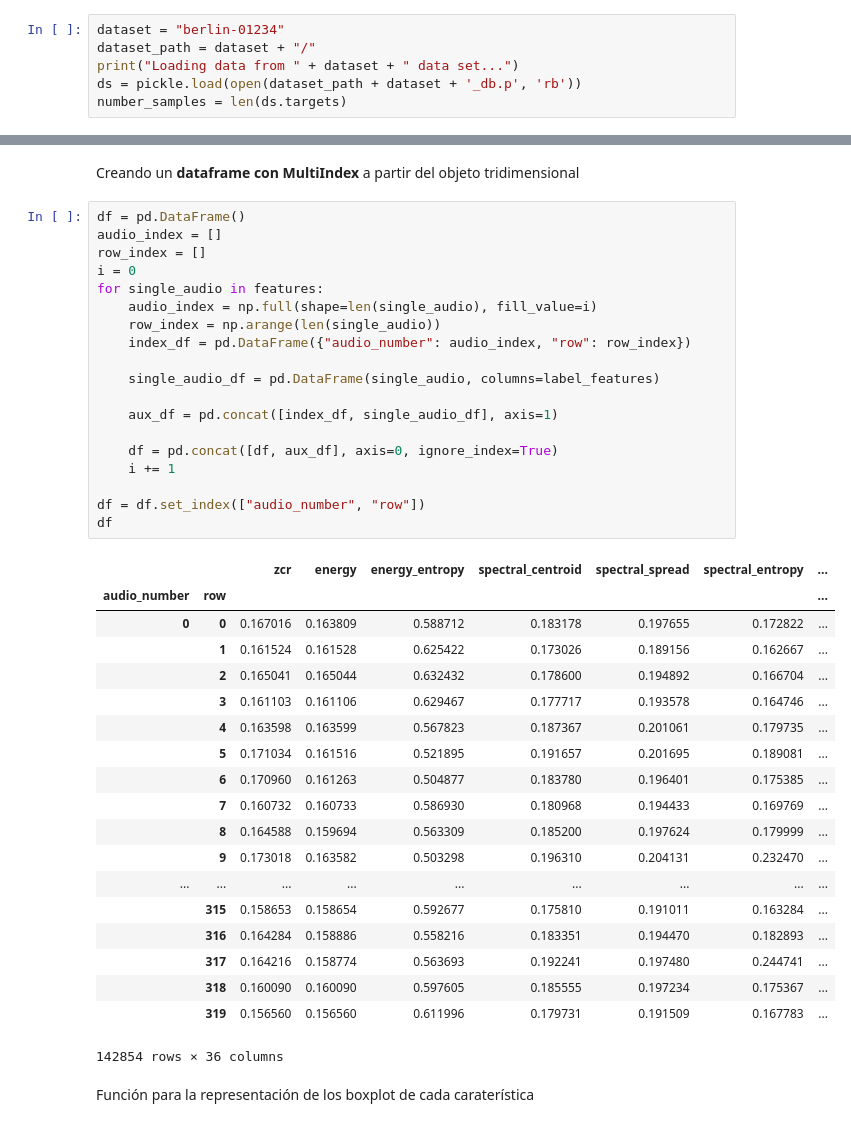
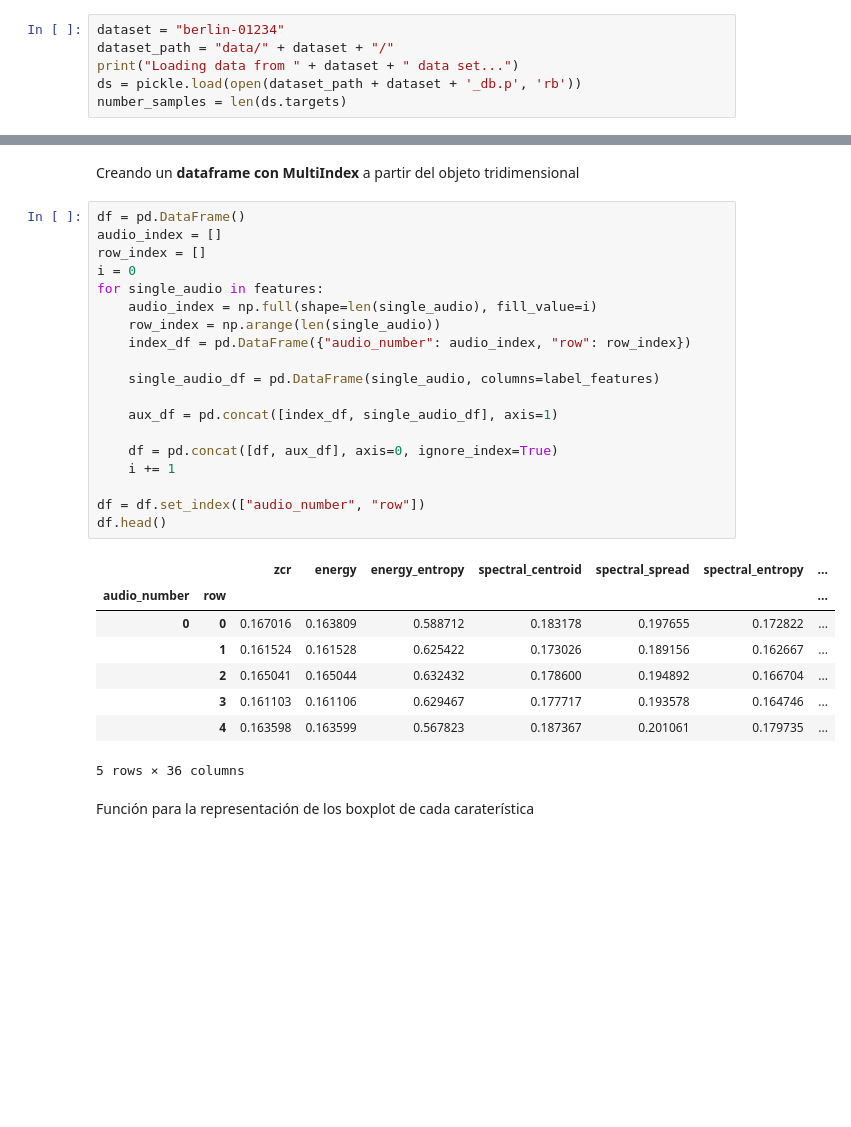
Before and after one commit to micaelgg/tfm-project, a Jupyter notebook: explorando-berlin.ipynb, the cells around one changed output, grey strips where cells are left out. Cells and saved outputs as stored; diff of their text form; blank space fills up the shorter version.

```diff
--- a/explorando-berlin.ipynb
+++ b/explorando-berlin.ipynb
@@ -55,7 +55,7 @@ Emociones de estudio:
 Cargando el objeto del dataset
 # %%
 dataset = "berlin-01234"
-dataset_path = dataset + "/"
+dataset_path = "data/" + dataset + "/"
 print("Loading data from " + dataset + " data set...")
 ds = pickle.load(open(dataset_path + dataset + '_db.p', 'rb'))
 number_samples = len(ds.targets)
@@ -136,42 +157,31 @@ Creando un **dataframe con MultiIndex** a partir del objeto tridimensional
 # %%
 df = pd.DataFrame()
 audio_index = []
 row_index = []
 i = 0
 for single_audio in features:
     audio_index = np.full(shape=len(single_audio), fill_value=i)
     row_index = np.arange(len(single_audio))
     index_df = pd.DataFrame({"audio_number": audio_index, "row": row_index})
 
     single_audio_df = pd.DataFrame(single_audio, columns=label_features)
 
     aux_df = pd.concat([index_df, single_audio_df], axis=1)
 
     df = pd.concat([df, aux_df], axis=0, ignore_index=True)
     i += 1
 
 df = df.set_index(["audio_number", "row"])
-df
+df.head()
 # %% [output]
 |  |  | zcr | energy | energy_entropy | spectral_centroid | spectral_spread | spectral_entropy | ... |
 | audio_number | row |  |  |  |  |  |  | ... |
 | 0 | 0 | 0.167016 | 0.163809 | 0.588712 | 0.183178 | 0.197655 | 0.172822 | ... |
 |  | 1 | 0.161524 | 0.161528 | 0.625422 | 0.173026 | 0.189156 | 0.162667 | ... |
 |  | 2 | 0.165041 | 0.165044 | 0.632432 | 0.178600 | 0.194892 | 0.166704 | ... |
 |  | 3 | 0.161103 | 0.161106 | 0.629467 | 0.177717 | 0.193578 | 0.164746 | ... |
 |  | 4 | 0.163598 | 0.163599 | 0.567823 | 0.187367 | 0.201061 | 0.179735 | ... |
-|  | 5 | 0.171034 | 0.161516 | 0.521895 | 0.191657 | 0.201695 | 0.189081 | ... |
-|  | 6 | 0.170960 | 0.161263 | 0.504877 | 0.183780 | 0.196401 | 0.175385 | ... |
-|  | 7 | 0.160732 | 0.160733 | 0.586930 | 0.180968 | 0.194433 | 0.169769 | ... |
-|  | 8 | 0.164588 | 0.159694 | 0.563309 | 0.185200 | 0.197624 | 0.179999 | ... |
-|  | 9 | 0.173018 | 0.163582 | 0.503298 | 0.196310 | 0.204131 | 0.232470 | ... |
-| ... | ... | ... | ... | ... | ... | ... | ... | ... |
-|  | 315 | 0.158653 | 0.158654 | 0.592677 | 0.175810 | 0.191011 | 0.163284 | ... |
-|  | 316 | 0.164284 | 0.158886 | 0.558216 | 0.183351 | 0.194470 | 0.182893 | ... |
-|  | 317 | 0.164216 | 0.158774 | 0.563693 | 0.192241 | 0.197480 | 0.244741 | ... |
-|  | 318 | 0.160090 | 0.160090 | 0.597605 | 0.185555 | 0.197234 | 0.175367 | ... |
-|  | 319 | 0.156560 | 0.156560 | 0.611996 | 0.179731 | 0.191509 | 0.167783 | ... |
-142854 rows × 36 columns
+5 rows × 36 columns
 # %% [markdown]
 Función para la representación de los boxplot de cada caraterística
 # %%
```
Also changed, not shown: parts of 18 cells of this notebook, 4 other files.
